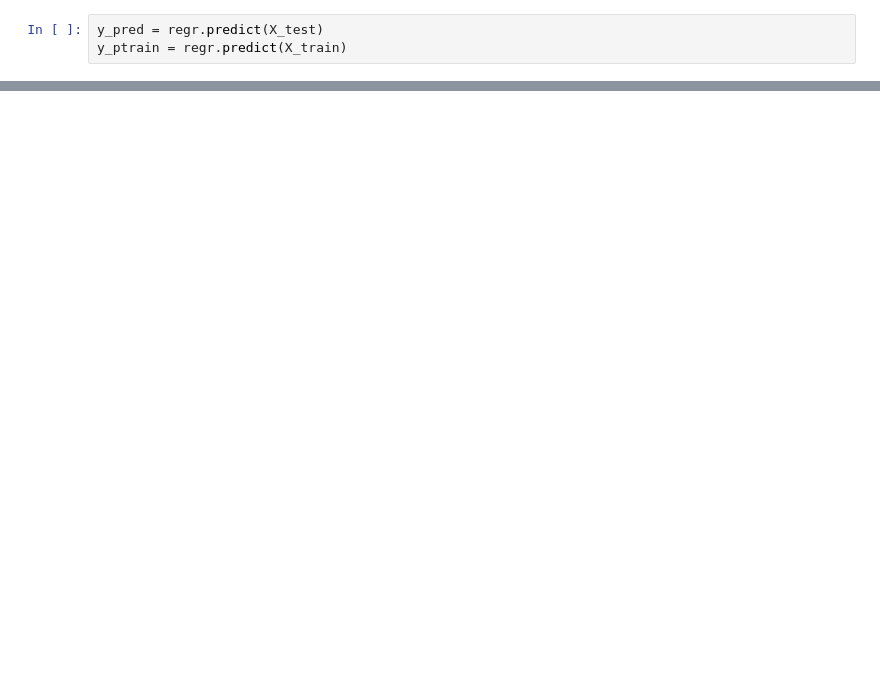
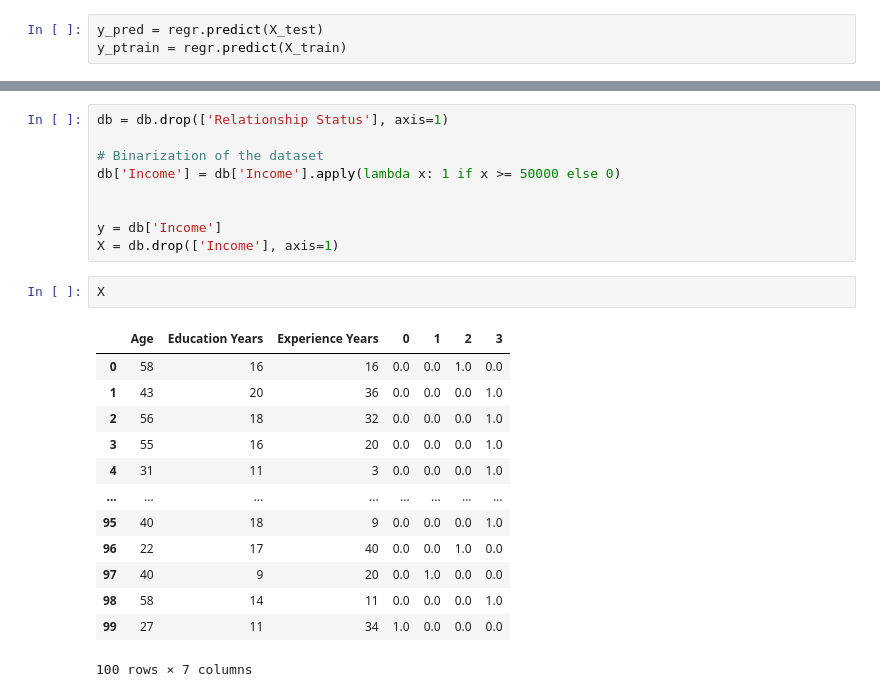
Before and after one commit to samirkhanal35/Social-Media-Analytics, a Jupyter notebook: Lab 3/Lab_3_onehotencoding.ipynb, the cells around one changed output, grey strips where cells are left out. Saved outputs shown, nothing was run; the diff lists cells and outputs as text; blank space fills up the shorter version.

```diff
--- a/Lab 3/Lab_3_onehotencoding.ipynb
+++ b/Lab 3/Lab_3_onehotencoding.ipynb
@@ -184,0 +224,25 @@ RMSE: 0.7211102550927979
+# %%
+db = db.drop(['Relationship Status'], axis=1)
+
+# Binarization of the dataset
+db['Income'] = db['Income'].apply(lambda x: 1 if x >= 50000 else 0)
+
+
+y = db['Income']
+X = db.drop(['Income'], axis=1)
+# %%
+X
+# %% [output]
+|  | Age | Education Years | Experience Years | 0 | 1 | 2 | 3 |
+| 0 | 58 | 16 | 16 | 0.0 | 0.0 | 1.0 | 0.0 |
+| 1 | 43 | 20 | 36 | 0.0 | 0.0 | 0.0 | 1.0 |
+| 2 | 56 | 18 | 32 | 0.0 | 0.0 | 0.0 | 1.0 |
+| 3 | 55 | 16 | 20 | 0.0 | 0.0 | 0.0 | 1.0 |
+| 4 | 31 | 11 | 3 | 0.0 | 0.0 | 0.0 | 1.0 |
+| ... | ... | ... | ... | ... | ... | ... | ... |
+| 95 | 40 | 18 | 9 | 0.0 | 0.0 | 0.0 | 1.0 |
+| 96 | 22 | 17 | 40 | 0.0 | 0.0 | 1.0 | 0.0 |
+| 97 | 40 | 9 | 20 | 0.0 | 1.0 | 0.0 | 0.0 |
+| 98 | 58 | 14 | 11 | 0.0 | 0.0 | 0.0 | 1.0 |
+| 99 | 27 | 11 | 34 | 1.0 | 0.0 | 0.0 | 0.0 |
+100 rows × 7 columns
```
Also changed, not shown: parts of 7 cells of this notebook.
